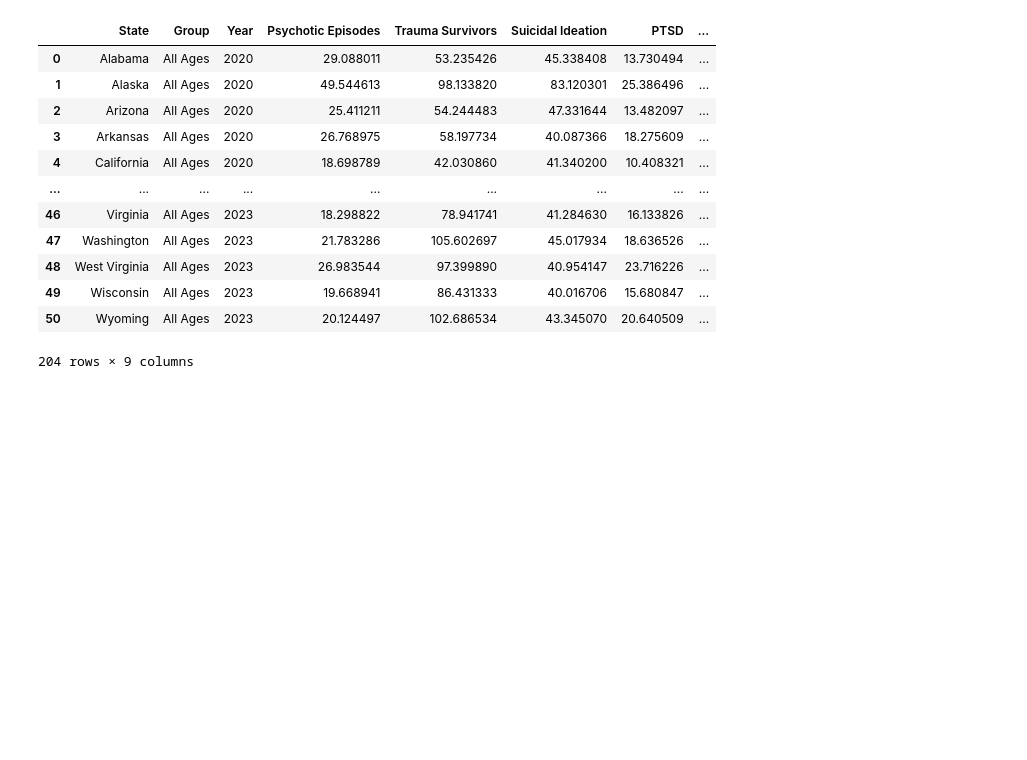
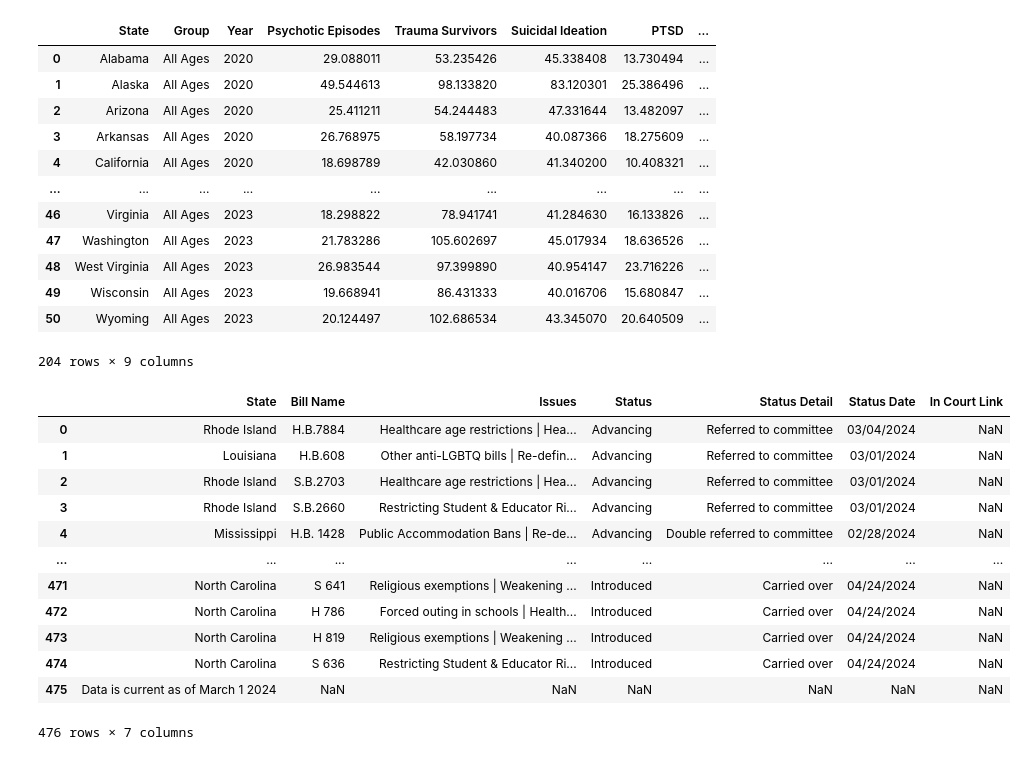
Before and after one commit to sofiatka/LGBTQ-Laws-and-MH, a Jupyter notebook: Draft_EDA.ipynb, the cells around one changed output. Saved outputs shown, nothing was run; the diff lists cells and outputs as text; code cells hidden in the pictures; blank space fills up the shorter version.

```diff
--- a/Draft_EDA.ipynb
+++ b/Draft_EDA.ipynb
@@ -169,3 +178,19 @@ combined_web = pd.concat(website_csv)
 combined_web = combined_web.dropna(how='all')
 combined_web = combined_web.reset_index()
 #later wrangling will involve proper concatination of rows, this was just to give an overall view
+# %%
+df_2024
+# %% [output]
+|  | State | Bill Name | Issues | Status | Status Detail | Status Date | In Court Link |
+| 0 | Rhode Island | H.B.7884 | Healthcare age restrictions | Hea... | Advancing | Referred to committee | 03/04/2024 | NaN |
+| 1 | Louisiana | H.B.608 | Other anti-LGBTQ bills | Re-defin... | Advancing | Referred to committee | 03/01/2024 | NaN |
+| 2 | Rhode Island | S.B.2703 | Healthcare age restrictions | Hea... | Advancing | Referred to committee | 03/01/2024 | NaN |
+| 3 | Rhode Island | S.B.2660 | Restricting Student & Educator Ri... | Advancing | Referred to committee | 03/01/2024 | NaN |
+| 4 | Mississippi | H.B. 1428 | Public Accommodation Bans | Re-de... | Advancing | Double referred to committee | 02/28/2024 | NaN |
+| ... | ... | ... | ... | ... | ... | ... | ... |
+| 471 | North Carolina | S 641 | Religious exemptions | Weakening ... | Introduced | Carried over | 04/24/2024 | NaN |
+| 472 | North Carolina | H 786 | Forced outing in schools | Health... | Introduced | Carried over | 04/24/2024 | NaN |
+| 473 | North Carolina | H 819 | Religious exemptions | Weakening ... | Introduced | Carried over | 04/24/2024 | NaN |
+| 474 | North Carolina | S 636 | Restricting Student & Educator Ri... | Introduced | Carried over | 04/24/2024 | NaN |
+| 475 | Data is current as of March 1 2024 | NaN | NaN | NaN | NaN | NaN | NaN |
+476 rows × 7 columns
```
Also changed, not shown: parts of 17 cells of this notebook.
